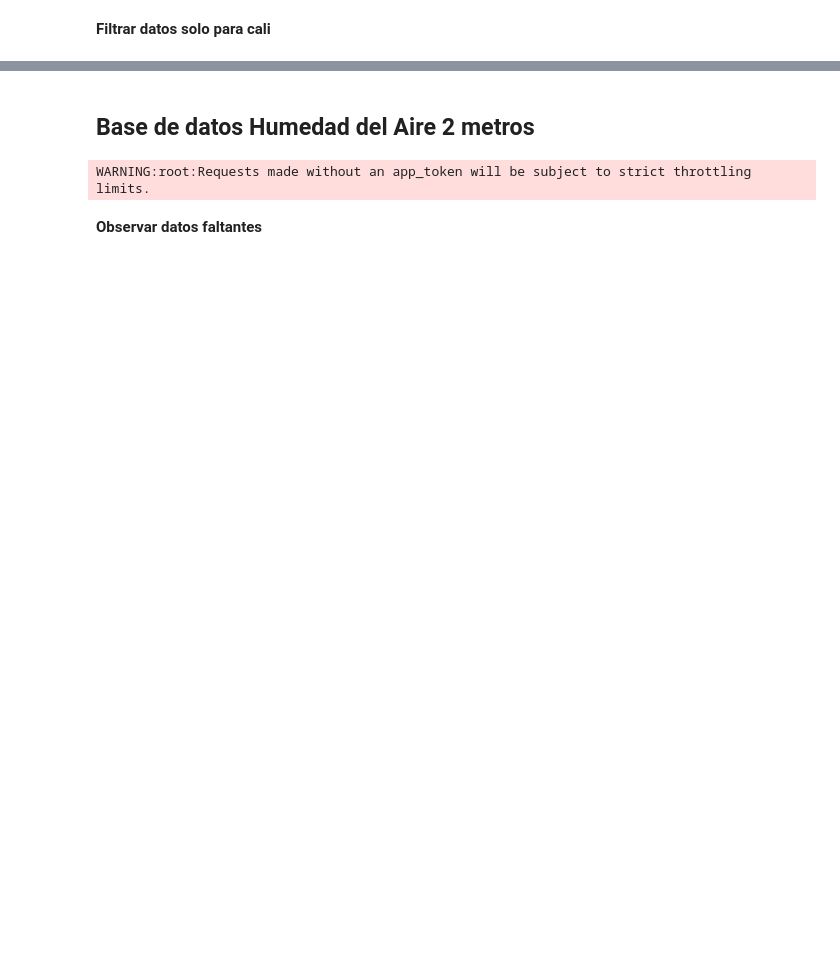
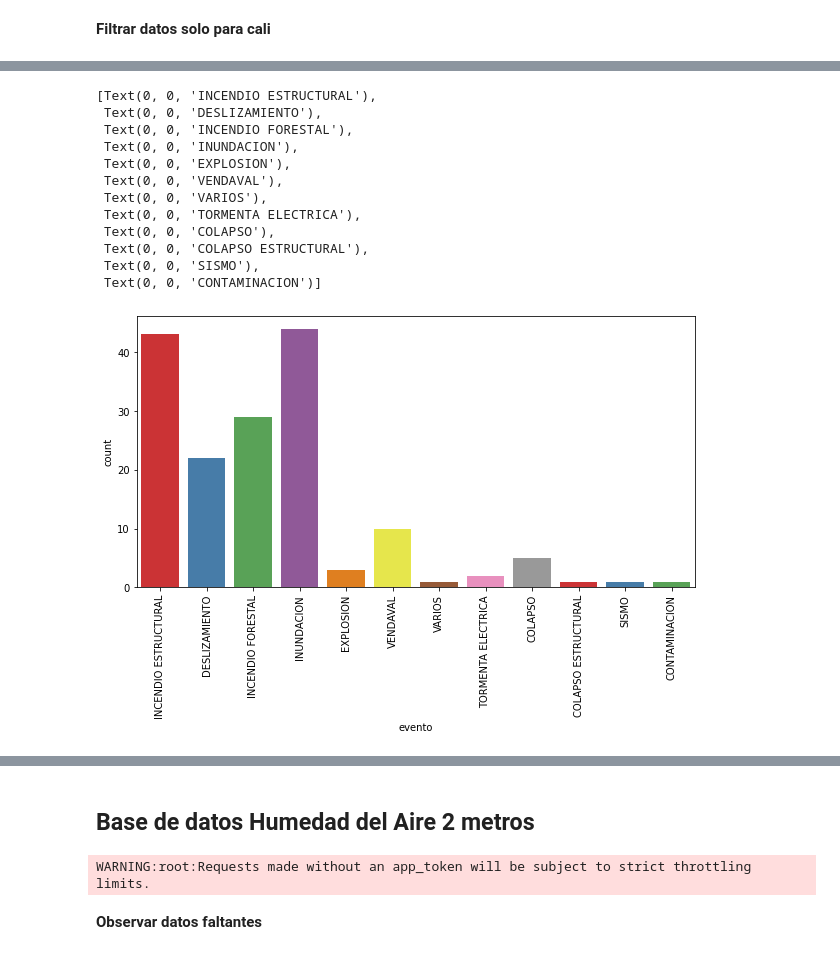
Before and after one commit to waltermayor/rescityUAO, a Jupyter notebook: PreprocesamientoDeDatos.ipynb, the cells around one changed output, grey strips where cells are left out. Cells and saved outputs as stored; diff of their text form; code cells hidden in the pictures; blank space fills up the shorter version.

```diff
--- a/PreprocesamientoDeDatos.ipynb
+++ b/PreprocesamientoDeDatos.ipynb
@@ -318,0 +325,24 @@ dataInundCali.head(9)
+# %%
+#sns.countplot(dataInundCali["evento"]);
+
+plt.figure(figsize=(10,5))
+chart = sns.countplot(
+    data=dataInundCali,
+    x='evento',
+    palette='Set1'
+)
+chart.set_xticklabels(chart.get_xticklabels(), rotation=90)
+# %% [output]
+[Text(0, 0, 'INCENDIO ESTRUCTURAL'),
+ Text(0, 0, 'DESLIZAMIENTO'),
+ Text(0, 0, 'INCENDIO FORESTAL'),
+ Text(0, 0, 'INUNDACION'),
+ Text(0, 0, 'EXPLOSION'),
+ Text(0, 0, 'VENDAVAL'),
+ Text(0, 0, 'VARIOS'),
+ Text(0, 0, 'TORMENTA ELECTRICA'),
+ Text(0, 0, 'COLAPSO'),
+ Text(0, 0, 'COLAPSO ESTRUCTURAL'),
+ Text(0, 0, 'SISMO'),
+ Text(0, 0, 'CONTAMINACION')]
+[figure, added]
```
Also changed, not shown: parts of 27 cells of this notebook.
